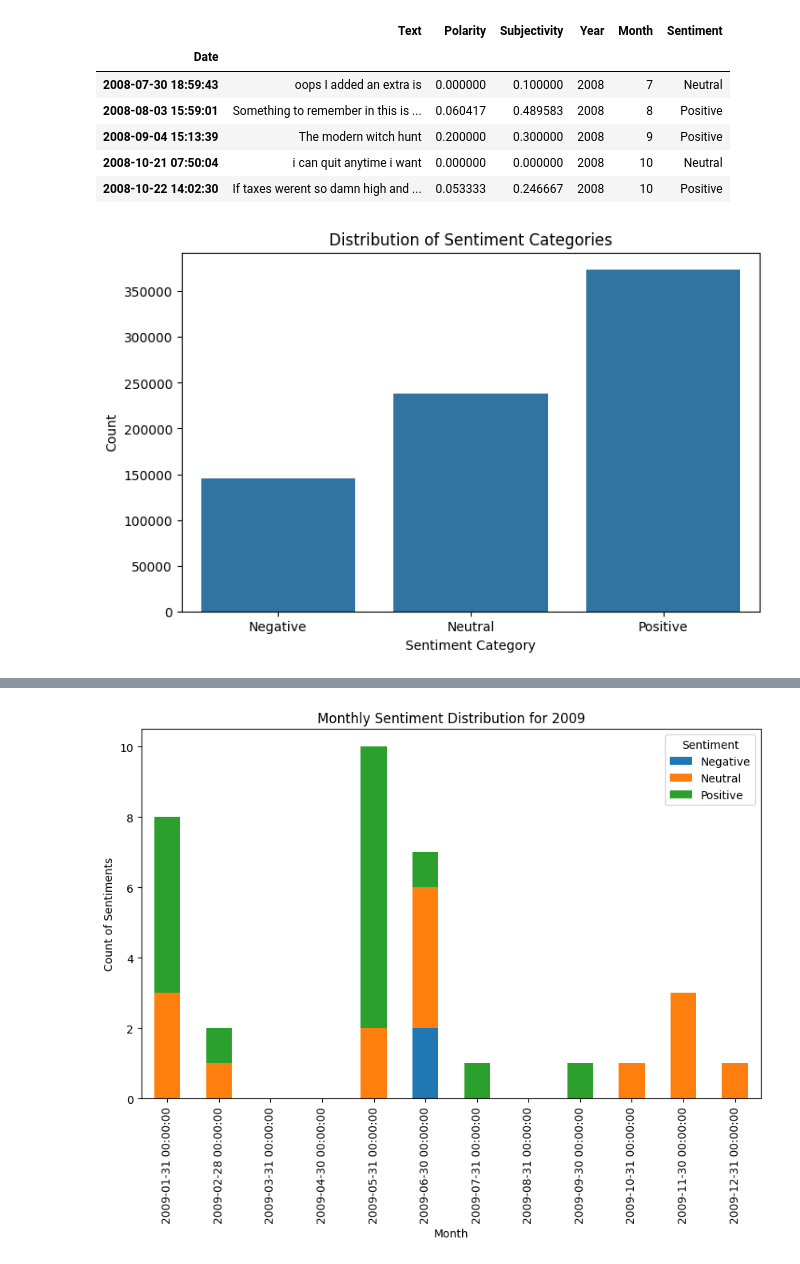
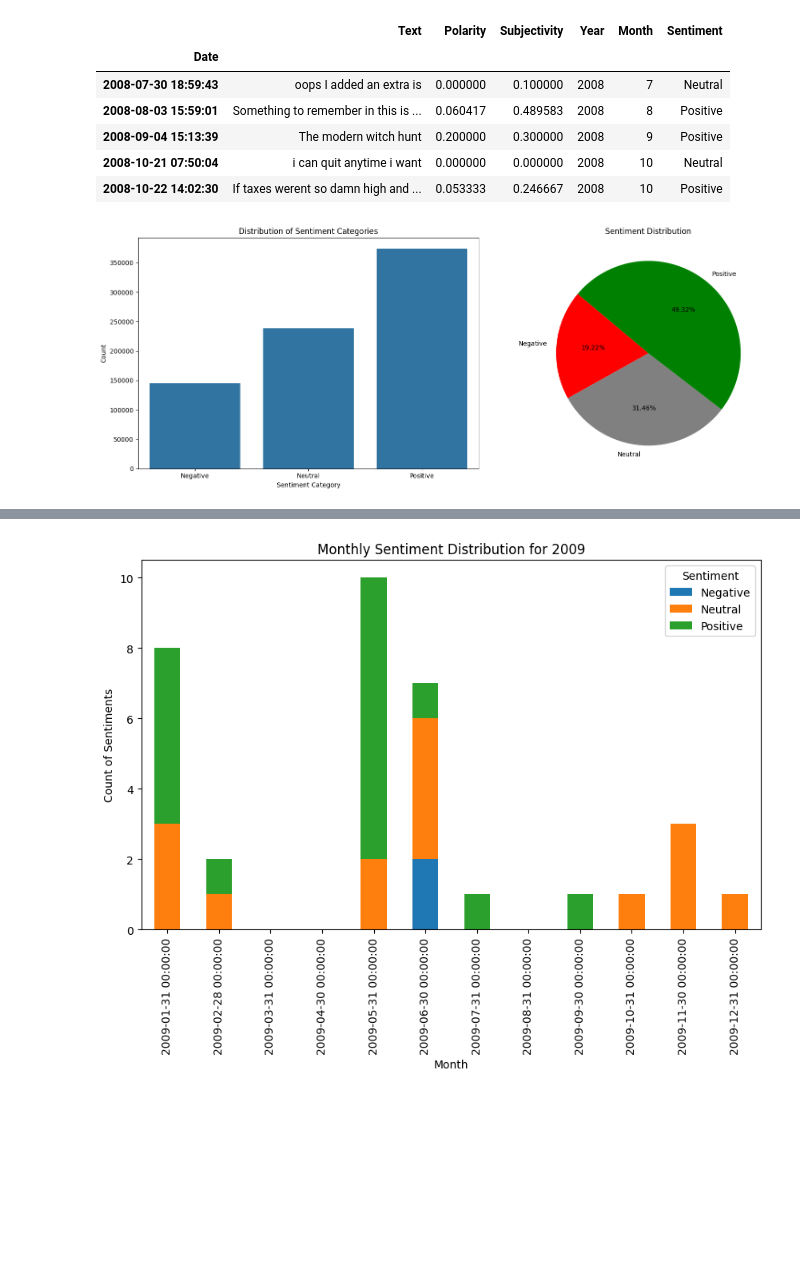
Before and after one commit to troniixx/DataScienceProject, a Jupyter notebook: visuals/visualizer.ipynb, the cells around one changed output, grey strips where cells are left out. Saved outputs shown, nothing was run; the diff lists cells and outputs as text; code cells hidden in the pictures; blank space fills up the shorter version.

```diff
--- a/visuals/visualizer.ipynb
+++ b/visuals/visualizer.ipynb
@@ -184,12 +177,20 @@ df.head()
 | 2008-09-04 15:13:39 | The modern witch hunt | 0.200000 | 0.300000 | 2008 | 9 | Positive |
 | 2008-10-21 07:50:04 | i can quit anytime i want | 0.000000 | 0.000000 | 2008 | 10 | Neutral |
 | 2008-10-22 14:02:30 | If taxes werent so damn high and ... | 0.053333 | 0.246667 | 2008 | 10 | Positive |
-# %%
-plt.figure(figsize=(8, 5))
-sns.countplot(x="Sentiment", data=df, order=["Negative", "Neutral", "Positive"])
-plt.title("Distribution of Sentiment Categories")
-plt.xlabel("Sentiment Category")
-plt.ylabel("Count")
-plt.show()
-# %% [output]
-[figure, removed]
+# %%
+fig, (ax1, ax2) = plt.subplots(1, 2, figsize=(16, 6))
+
+sns.countplot(x="Sentiment", data=df, order=["Negative", "Neutral", "Positive"], ax=ax1)
+ax1.set_title("Distribution of Sentiment Categories")
+ax1.set_xlabel("Sentiment Category")
+ax1.set_ylabel("Count")
+
+sentiment_counts = df['Sentiment'].value_counts()[["Negative", "Neutral", "Positive"]]
+
+ax2.pie(sentiment_counts, labels=sentiment_counts.index, autopct='%1.2f%%', startangle=140, colors=['red', 'grey', 'green'])
+ax2.set_title("Sentiment Distribution")
+
+plt.tight_layout()
+plt.show()
+# %% [output]
+[figure, added]
```
Also changed, not shown: parts of 6 cells of this notebook.
